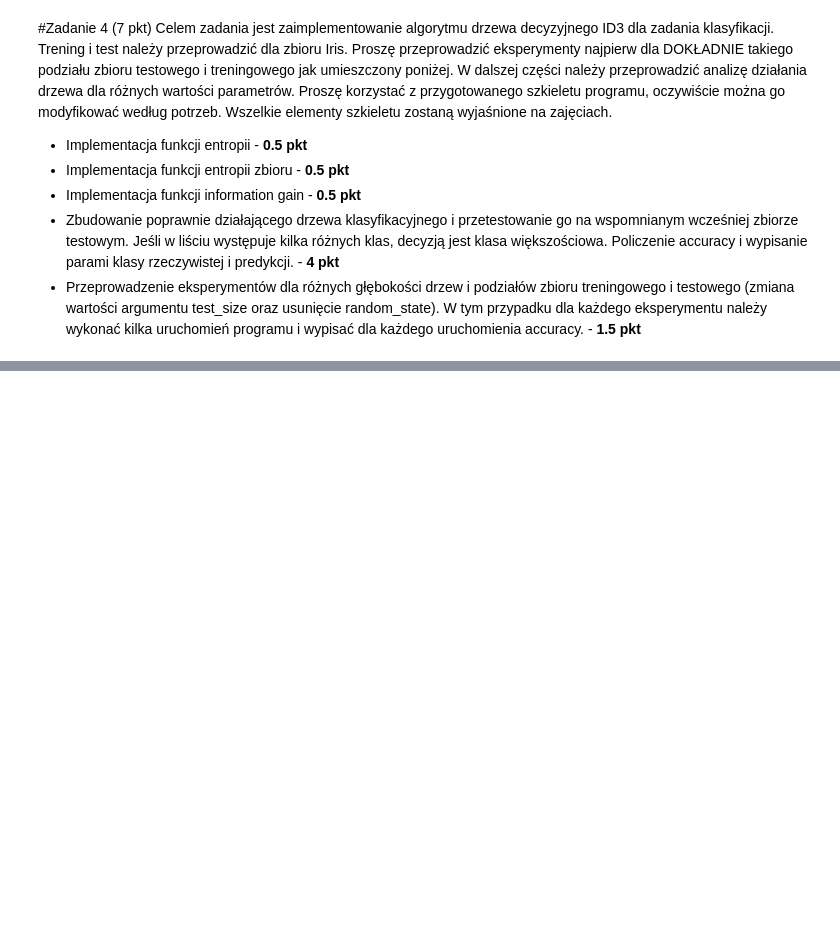
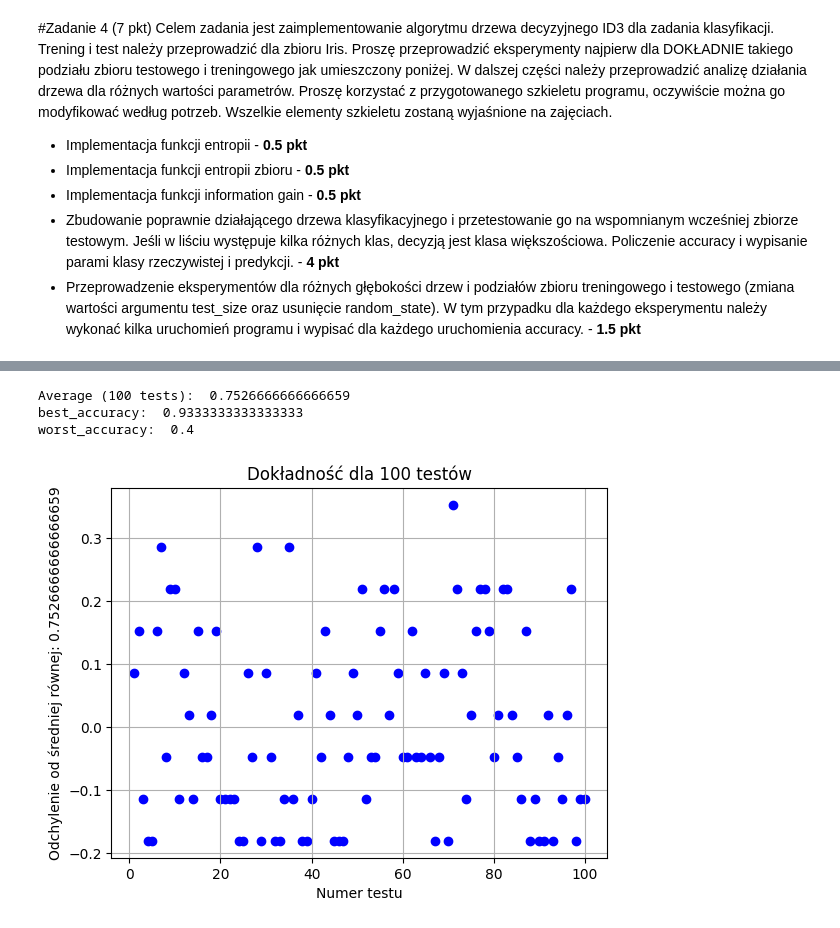
Before and after one commit to gwardasz/wsi-lab, a Jupyter notebook: Zadanie_4.ipynb, the cells around one changed output, grey strips where cells are left out. Drawn from its saved outputs; the diff is of its cells as text; code cells hidden in the pictures; blank space fills up the shorter version.

```diff
--- a/Zadanie_4.ipynb
+++ b/Zadanie_4.ipynb
@@ -74,8 +132,3 @@ class DecisionTreeClassifier(object):
 
     def predict(self, data):
         return self.tree.predict(data)
-# %%
-dc = DecisionTreeClassifier(3)
-dc.build_tree(x_train, y_train)
-for sample, gt in zip(x_test, y_test):
-    prediction = dc.predict(sample)
@@ -81,0 +167,4 @@ for sample, gt in zip(x_test, y_test):
+# %%
+# zadany test
+x_train, x_test, y_train, y_test = train_test_split(x, y, test_size=0.1, random_state=123)
+print("Acuracy: ",test_of_DecisionTreeClassifier(printable=True))
@@ -81,0 +188,4 @@ for sample, gt in zip(x_test, y_test):
+# %%
+for _ in range(10):
+    x_train, x_test, y_train, y_test = train_test_split(x, y, test_size=0.1)
+    print(f"Acuracy: ",test_of_DecisionTreeClassifier())
@@ -81,0 +203,28 @@ for sample, gt in zip(x_test, y_test):
+# %%
+depth=3
+test_size=0.1
+print_plot=True
+
+accuracies = []
+for i in range(100):
+    x_train, x_test, y_train, y_test = train_test_split(x, y, test_size=test_size)
+    accuracy = test_of_DecisionTreeClassifier(depth)
+    accuracies.append(accuracy)
+
+average = sum(accuracies)/100
+difference_from_average  = [average - accuracies[i] for i in range(len(accuracies)) ]
+if print_plot:
+    print("Average (100 tests): ", average)
+    print("best_accuracy: ", max(accuracies))
+    print("worst_accuracy: ", min(accuracies))
+    plt.scatter(range(1, 101), difference_from_average, color='blue', marker='o')
+    plt.title('Dokładność dla 100 testów')
+    plt.xlabel('Numer testu')
+    plt.ylabel(f'Odchylenie od średniej równej: {average}')
+    plt.grid(True)
+    plt.show()
+# %% [output]
+Average (100 tests):  0.7526666666666659
+best_accuracy:  0.9333333333333333
+worst_accuracy:  0.4
+[figure, added]
```
Also changed, not shown: parts of 6 cells of this notebook.
